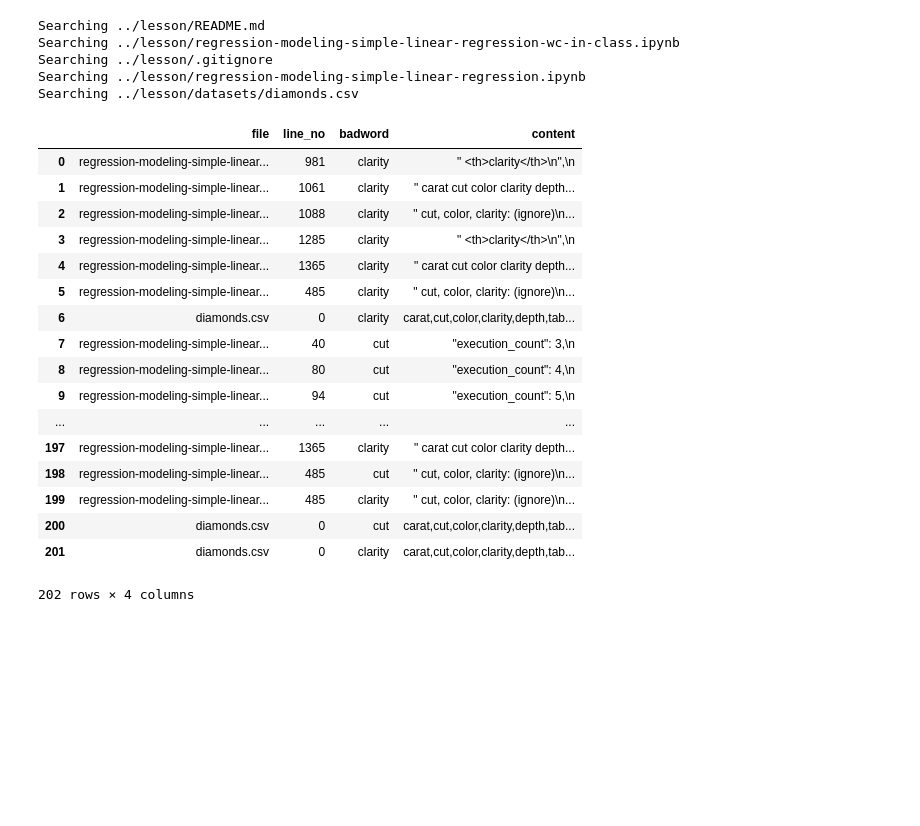
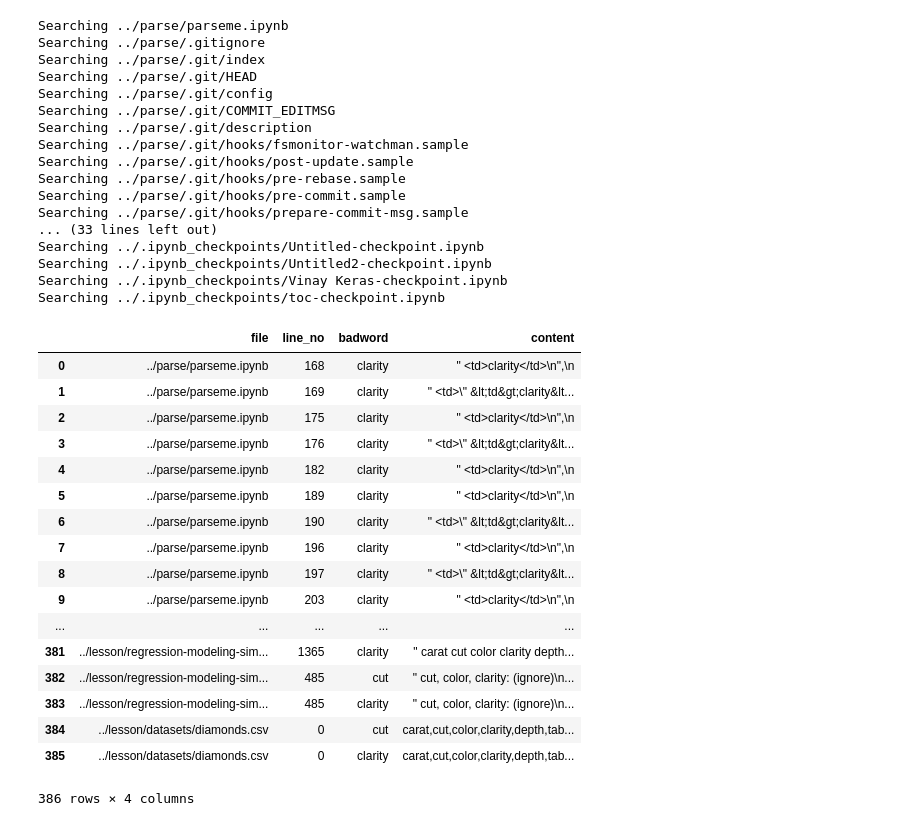
Before and after one commit to ggodreau/profanityParser, a Jupyter notebook: parseme.ipynb, the cells around one changed output. Cells and saved outputs as stored; diff of their text form; code cells hidden in the pictures; blank space fills up the shorter version.

Commit message:
added try except for binary files

```diff
--- a/parseme.ipynb
+++ b/parseme.ipynb
@@ -40,13 +40,17 @@ class Zerofucks:
 
             for file in item[2]:
                 print('Searching {}'.format(item[0]+'/'+file))
-                for line_no, content in enumerate(open(item[0] + '/' + file, "r").readlines()):
-                    if len(re.findall(self.__makeRegex__(bad_words), content)) > 0:
-                        for i, badword in enumerate(re.findall(self.__makeRegex__(bad_words), content)):
-                            file_df.append(file)
-                            line_no_df.append(line_no)
-                            badword_df.append(re.findall(self.__makeRegex__(bad_words),content)[i])
-                            content_df.append(content)
+                try:
+                    openfile = open(item[0] + '/' + file, "r").readlines()
+                    for line_no, content in enumerate(openfile):
+                        if len(re.findall(self.__makeRegex__(bad_words), content)) > 0:
+                            for i, badword in enumerate(re.findall(self.__makeRegex__(bad_words), content)):
+                                file_df.append(item[0]+'/'+file)
+                                line_no_df.append(line_no)
+                                badword_df.append(re.findall(self.__makeRegex__(bad_words),content)[i])
+                                content_df.append(content)
+                except:
+                    pass
 
 #             print(content_df)
 
@@ -67,26 +68,39 @@ foo = Zerofucks()
 # %%
-foo.find_shit('../lesson', ['clarity', r'\bcut\b'])
+myFinder = Zerofucks()
+myFinder.find_shit('../', ['clarity', r'\bcut\b'])
 # %% [output]
-Searching ../lesson/README.md
-Searching ../lesson/regression-modeling-simple-linear-regression-wc-in-class.ipynb
-Searching ../lesson/.gitignore
-Searching ../lesson/regression-modeling-simple-linear-regression.ipynb
-Searching ../lesson/datasets/diamonds.csv
+Searching ../parse/parseme.ipynb
+Searching ../parse/.gitignore
+Searching ../parse/.git/index
+Searching ../parse/.git/HEAD
+Searching ../parse/.git/config
+Searching ../parse/.git/COMMIT_EDITMSG
+Searching ../parse/.git/description
+Searching ../parse/.git/hooks/fsmonitor-watchman.sample
+Searching ../parse/.git/hooks/post-update.sample
+Searching ../parse/.git/hooks/pre-rebase.sample
+Searching ../parse/.git/hooks/pre-commit.sample
+Searching ../parse/.git/hooks/prepare-commit-msg.sample
+... (33 lines left out)
+Searching ../.ipynb_checkpoints/Untitled-checkpoint.ipynb
+Searching ../.ipynb_checkpoints/Untitled2-checkpoint.ipynb
+Searching ../.ipynb_checkpoints/Vinay Keras-checkpoint.ipynb
+Searching ../.ipynb_checkpoints/toc-checkpoint.ipynb
 |  | file | line_no | badword | content |
-| 0 | regression-modeling-simple-linear... | 981 | clarity | " <th>clarity</th>\n",\n |
-| 1 | regression-modeling-simple-linear... | 1061 | clarity | " carat cut color clarity depth... |
-| 2 | regression-modeling-simple-linear... | 1088 | clarity | " cut, color, clarity: (ignore)\n... |
-| 3 | regression-modeling-simple-linear... | 1285 | clarity | " <th>clarity</th>\n",\n |
-| 4 | regression-modeling-simple-linear... | 1365 | clarity | " carat cut color clarity depth... |
-| 5 | regression-modeling-simple-linear... | 485 | clarity | " cut, color, clarity: (ignore)\n... |
-| 6 | diamonds.csv | 0 | clarity | carat,cut,color,clarity,depth,tab... |
-| 7 | regression-modeling-simple-linear... | 40 | cut | "execution_count": 3,\n |
-| 8 | regression-modeling-simple-linear... | 80 | cut | "execution_count": 4,\n |
-| 9 | regression-modeling-simple-linear... | 94 | cut | "execution_count": 5,\n |
+| 0 | ../parse/parseme.ipynb | 168 | clarity | " <td>clarity</td>\n",\n |
+| 1 | ../parse/parseme.ipynb | 169 | clarity | " <td>\" &lt;td&gt;clarity&lt... |
+| 2 | ../parse/parseme.ipynb | 175 | clarity | " <td>clarity</td>\n",\n |
+| 3 | ../parse/parseme.ipynb | 176 | clarity | " <td>\" &lt;td&gt;clarity&lt... |
+| 4 | ../parse/parseme.ipynb | 182 | clarity | " <td>clarity</td>\n",\n |
+| 5 | ../parse/parseme.ipynb | 189 | clarity | " <td>clarity</td>\n",\n |
+| 6 | ../parse/parseme.ipynb | 190 | clarity | " <td>\" &lt;td&gt;clarity&lt... |
+| 7 | ../parse/parseme.ipynb | 196 | clarity | " <td>clarity</td>\n",\n |
+| 8 | ../parse/parseme.ipynb | 197 | clarity | " <td>\" &lt;td&gt;clarity&lt... |
+| 9 | ../parse/parseme.ipynb | 203 | clarity | " <td>clarity</td>\n",\n |
 | ... | ... | ... | ... | ... |
-| 197 | regression-modeling-simple-linear... | 1365 | clarity | " carat cut color clarity depth... |
-| 198 | regression-modeling-simple-linear... | 485 | cut | " cut, color, clarity: (ignore)\n... |
-| 199 | regression-modeling-simple-linear... | 485 | clarity | " cut, color, clarity: (ignore)\n... |
-| 200 | diamonds.csv | 0 | cut | carat,cut,color,clarity,depth,tab... |
-| 201 | diamonds.csv | 0 | clarity | carat,cut,color,clarity,depth,tab... |
+| 381 | ../lesson/regression-modeling-sim... | 1365 | clarity | " carat cut color clarity depth... |
+| 382 | ../lesson/regression-modeling-sim... | 485 | cut | " cut, color, clarity: (ignore)\n... |
+| 383 | ../lesson/regression-modeling-sim... | 485 | clarity | " cut, color, clarity: (ignore)\n... |
+| 384 | ../lesson/datasets/diamonds.csv | 0 | cut | carat,cut,color,clarity,depth,tab... |
+| 385 | ../lesson/datasets/diamonds.csv | 0 | clarity | carat,cut,color,clarity,depth,tab... |
-202 rows × 4 columns
+386 rows × 4 columns
```
Also changed, not shown: parts of 2 cells of this notebook.
